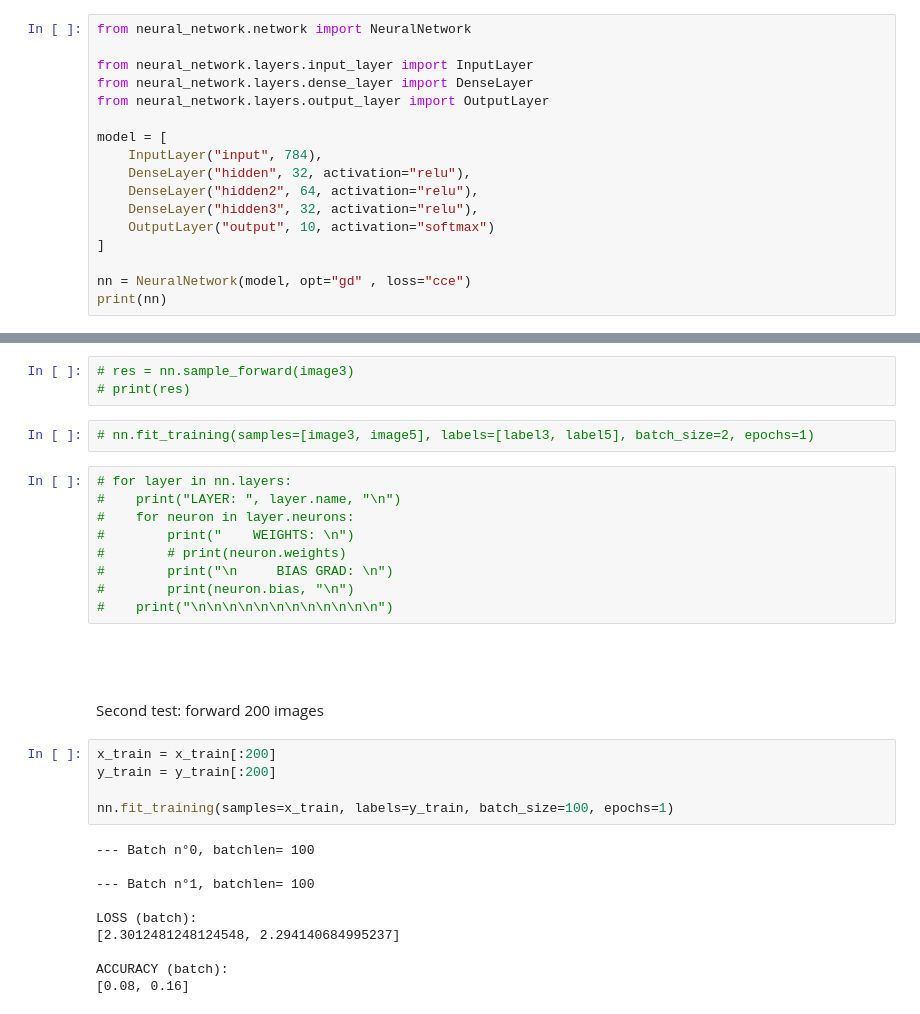
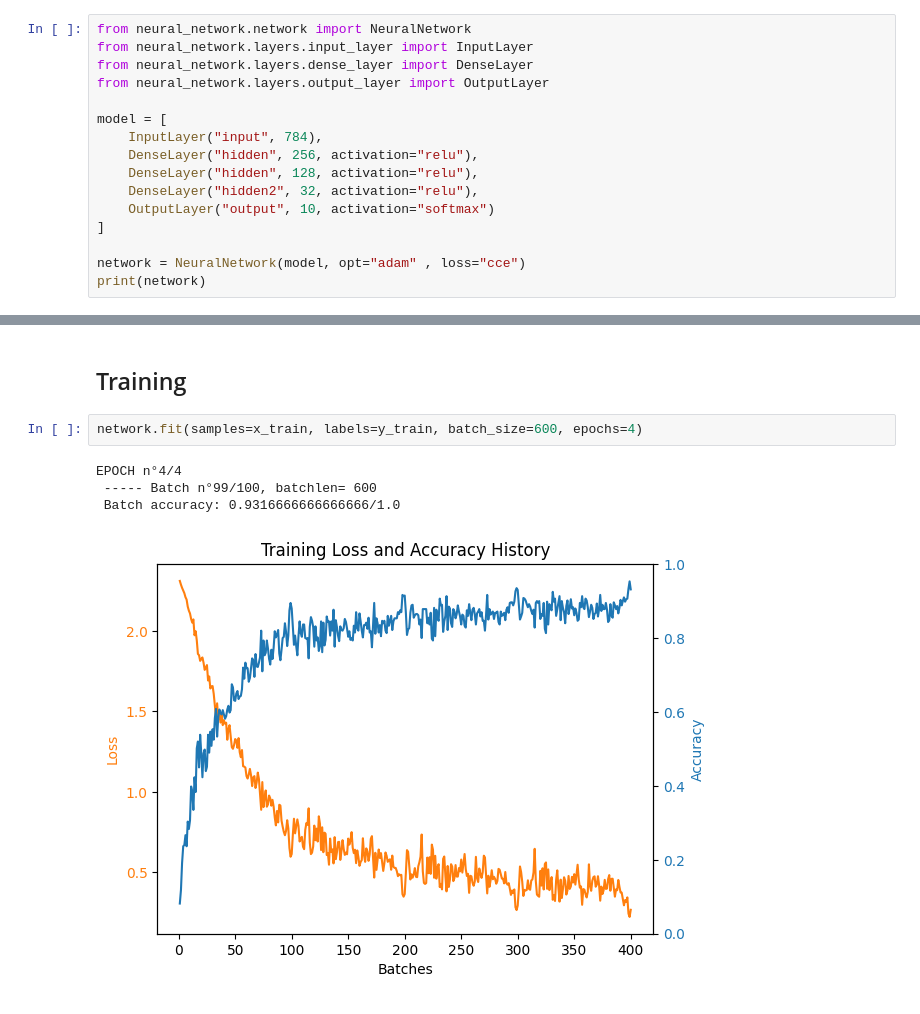
Before and after one commit to MaloLM/educational-neural-network-framework, a Jupyter notebook: notebooks/main.ipynb, the cells around one changed output, grey strips where cells are left out. Drawn from its saved outputs; the diff is of its cells as text.

Commit message:
implementation of working training and validation on MNIST database

```diff
--- a/notebooks/main.ipynb
+++ b/notebooks/main.ipynb
@@ -1,18 +5,17 @@
 # %%
 from neural_network.network import NeuralNetwork
-
 from neural_network.layers.input_layer import InputLayer
 from neural_network.layers.dense_layer import DenseLayer
 from neural_network.layers.output_layer import OutputLayer
 
 model = [
     InputLayer("input", 784),
-    DenseLayer("hidden", 32, activation="relu"),
-    DenseLayer("hidden2", 64, activation="relu"),
-    DenseLayer("hidden3", 32, activation="relu"),
+    DenseLayer("hidden", 256, activation="relu"),
+    DenseLayer("hidden", 128, activation="relu"),
+    DenseLayer("hidden2", 32, activation="relu"),
     OutputLayer("output", 10, activation="softmax")
 ]
 
-nn = NeuralNetwork(model, opt="gd" , loss="cce")
-print(nn)
+network = NeuralNetwork(model, opt="adam" , loss="cce")
+print(network)
 # %% [output]
@@ -63,33 +50,9 @@ label5 = y_train[index]
-# %%
-# res = nn.sample_forward(image3)
-# print(res)
-# %%
-# nn.fit_training(samples=[image3, image5], labels=[label3, label5], batch_size=2, epochs=1)
-# %%
-# for layer in nn.layers:
-#    print("LAYER: ", layer.name, "\n")
-#    for neuron in layer.neurons:
-#        print("    WEIGHTS: \n")
-#        # print(neuron.weights)
-#        print("\n     BIAS GRAD: \n")
-#        print(neuron.bias, "\n")
-#    print("\n\n\n\n\n\n\n\n\n\n\n\n")
-# %% [markdown]
-<br/><br/>
-
-Second test: forward 200 images
+# %% [markdown]
+## Training
 # %%
-x_train = x_train[:200]
-y_train = y_train[:200]
-
-nn.fit_training(samples=x_train, labels=y_train, batch_size=100, epochs=1)
+network.fit(samples=x_train, labels=y_train, batch_size=600, epochs=4)
 # %% [output]
---- Batch n°0, batchlen= 100
-
---- Batch n°1, batchlen= 100
-
-LOSS (batch):
-[2.3012481248124548, 2.294140684995237]
-
-ACCURACY (batch):
-[0.08, 0.16]
+EPOCH n°4/4
+ ----- Batch n°99/100, batchlen= 600
+ Batch accuracy: 0.9316666666666666/1.0
+[figure, added]
```
Also changed, not shown: parts of 18 cells of this notebook, 21 other files.
